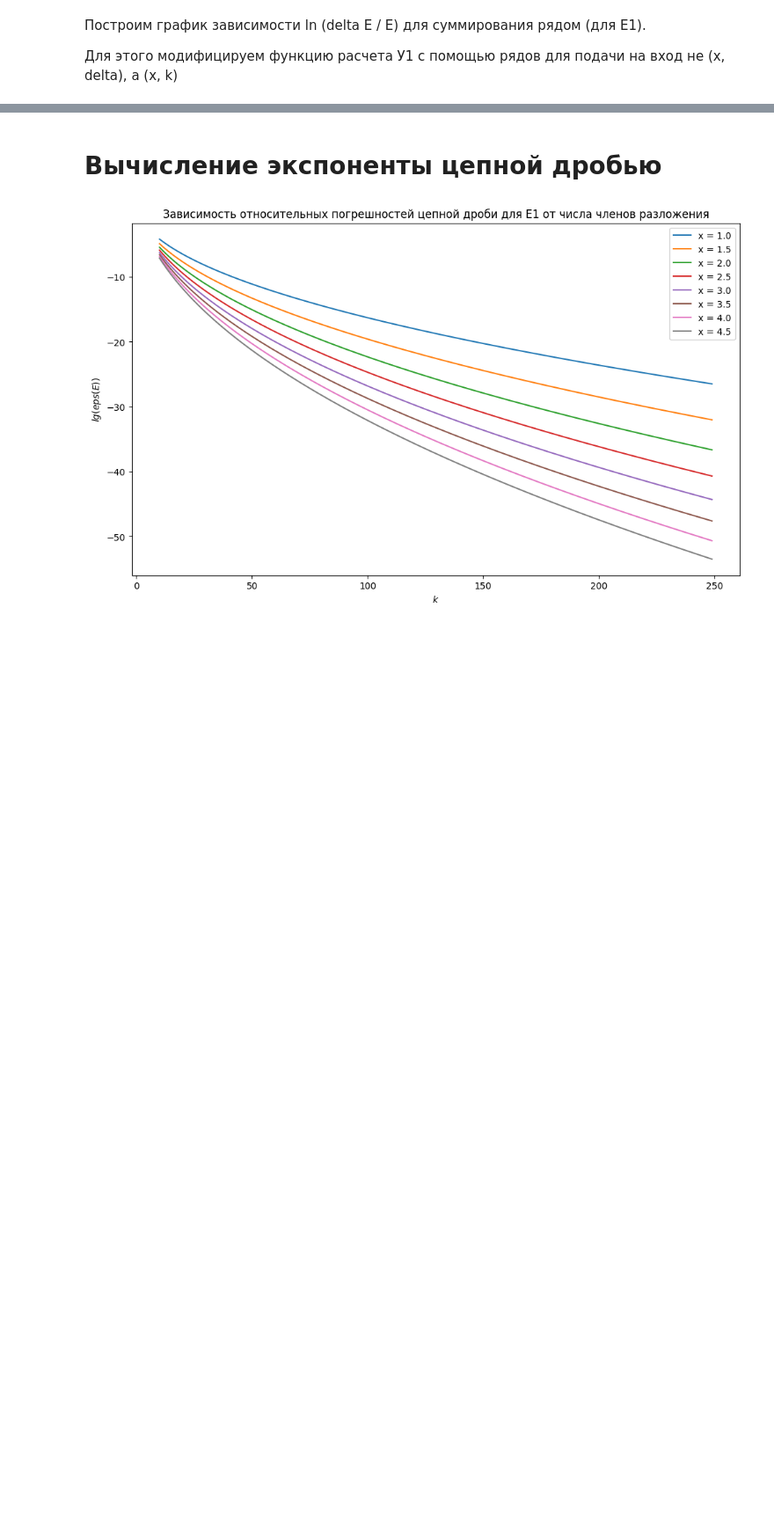
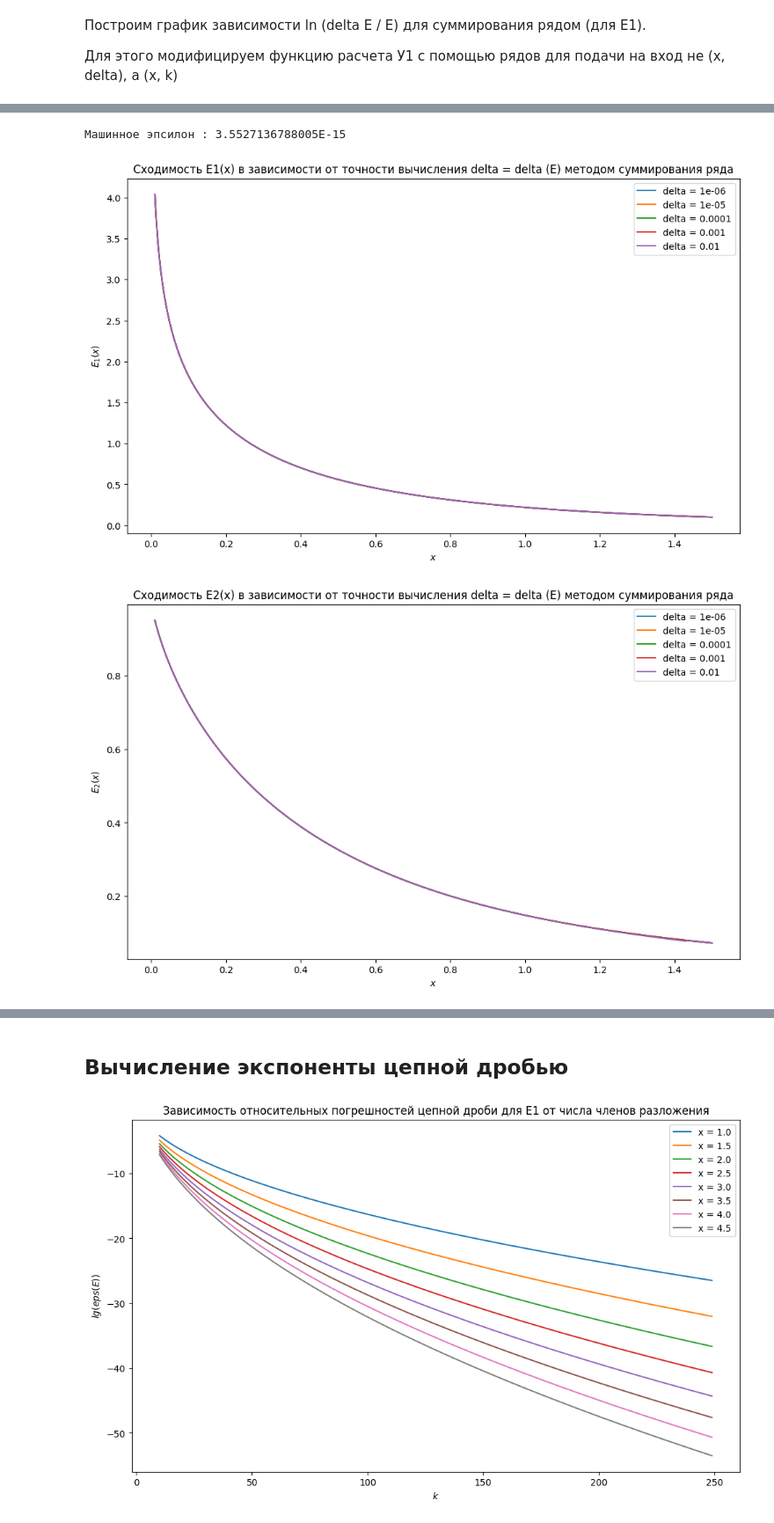
Before and after one commit to Sofia-Sukhova/practice_homework_5sem, a Jupyter notebook: pogreshnosti/pogreshnosti_1.8.ipynb, the cells around one changed output, grey strips where cells are left out. Shown at 88% size. Drawn from its saved outputs; the diff is of its cells as text; code cells hidden in the pictures; blank space fills up the shorter version.

```diff
--- a/pogreshnosti/pogreshnosti_1.8.ipynb
+++ b/pogreshnosti/pogreshnosti_1.8.ipynb
@@ -200,0 +163,68 @@ plt.show()
+# %%
+# вычисление машинного e
+
+i = 0
+epsDec = Decimal("1.0")
+while (1 + epsDec) != 1:
+        epsDec = epsDec / 2
+        i += 1
+print("Машинное эпсилон :", epsDec)
+
+# тест первого метода
+
+x = np.arange(0.01, 1.5, 0.0001)
+delta = np.array([0.000001, 0.00001, 0.0001, 0.001, 0.01])
+
+# E1(x)
+y = np.zeros(len(x) * len(delta)).reshape(len(delta), len(x))
+
+for i in range(len(delta)):
+    for j in range(len(x)):
+        y[i,j] = exp_1_series(x[j], delta[i])
+
+plt.figure(figsize=[12,7])
+for i in range (len(delta)):
+    str_curr = 'delta = ' + str(delta[i])
+    plt.plot(x, y[i], '-', label = str_curr)
+plt.xlabel("$x$")
+plt.ylabel("$E_1(x)$")
+plt.title("Сходимость Е1(х) в зависимости от точности вычисления delta = delta (E) методом суммирования ряда")
+
+plt.legend()
+plt.show()
+
+# E2(x)
+for i in range(len(delta)):
+    for j in range(len(x)):
+        y[i,j] = exp_2_series(x[j], delta[i])
+
+plt.figure(figsize=[12,7])
+for i in range (len(delta)):
+    str_curr = 'delta = ' + str(delta[i])
+    plt.plot(x, y[i], '-', label = str_curr)
+plt.xlabel("$x$")
+plt.ylabel("$E_2(x)$")
+plt.title("Сходимость Е2(х) в зависимости от точности вычисления delta = delta (E) методом суммирования ряда")
+
+plt.legend()
+plt.show()
+
+# E3(x)
+for i in range(len(delta)):
+    for j in range(len(x)):
+        y[i,j] = exp_3_series(x[j], delta[i])
+
+plt.figure(figsize=[12,7])
+for i in range (len(delta)):
+    str_curr = 'delta = ' + str(delta[i])
+    plt.plot(x, y[i], '-', label = str_curr)
+plt.xlabel("$x$")
+plt.ylabel("$E_3(x)$")
+plt.title("Сходимость Е3(х) в зависимости от точности вычисления delta = delta (E) методом суммирования ряда")
+
+plt.legend()
+plt.show()
+# %% [output]
+Машинное эпсилон : 3.5527136788005E-15
+[figure, added]
+[figure, added]
@@ -201,5 +232,5 @@ plt.show()
 # %% [markdown]
-# Вычисление экспоненты цепной дробью
+## Вычисление экспоненты цепной дробью
 # %%
 Count = 10
 
```
Also changed, not shown: parts of 13 cells of this notebook.
